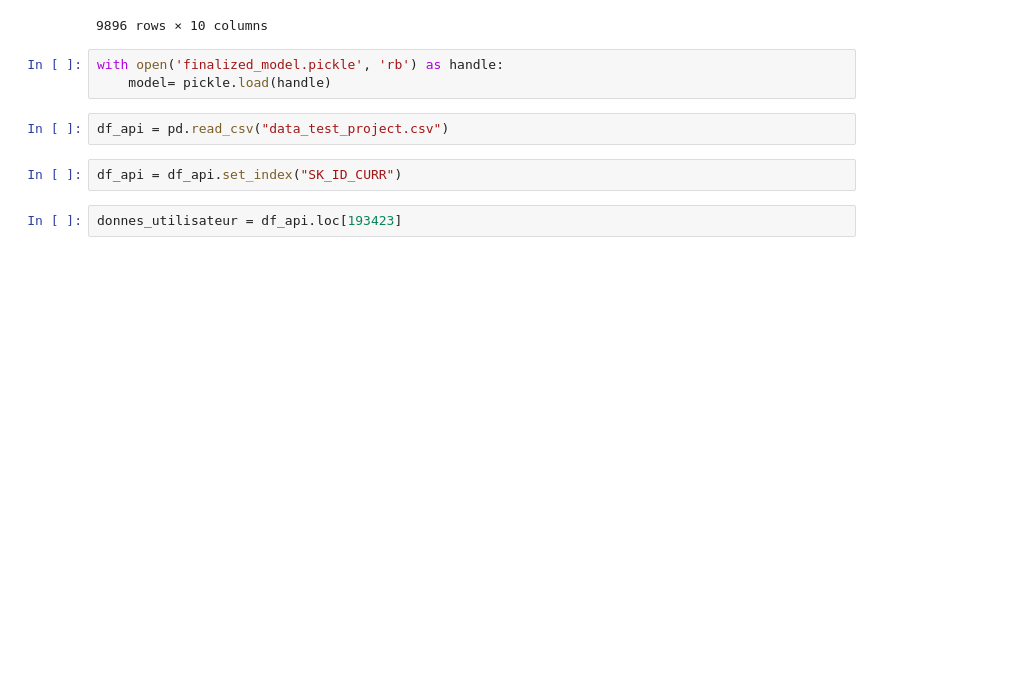
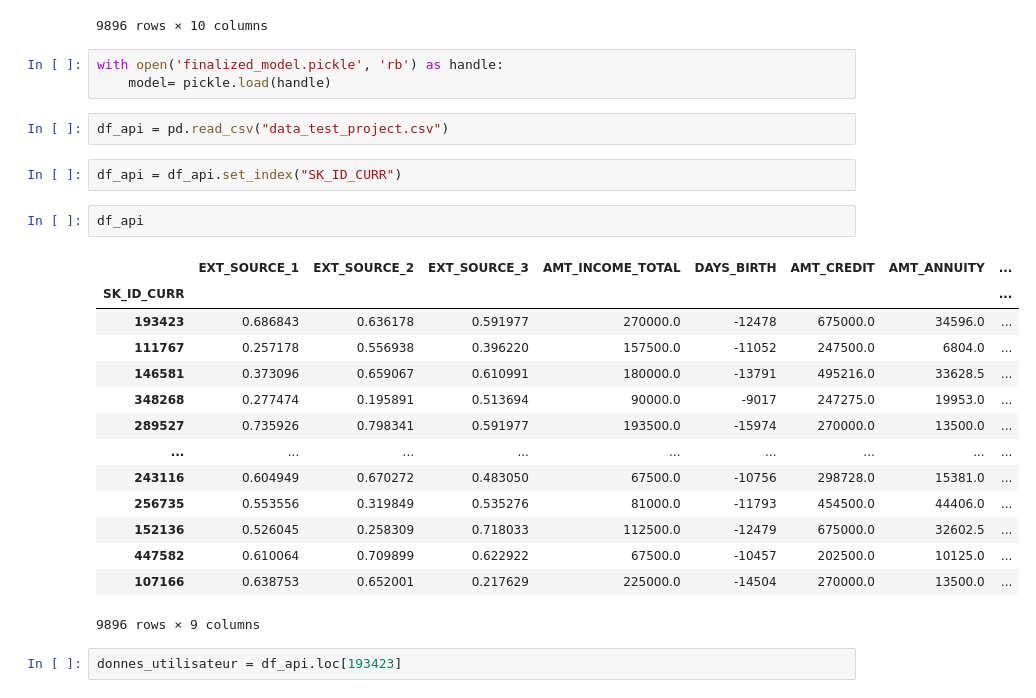
Before and after one commit to NOMEZA/projet_7_repository, a Jupyter notebook: python_preprocessing/training_model.ipynb, the cells around one changed output. Cells and saved outputs as stored; diff of their text form; blank space fills up the shorter version.

```diff
--- a/python_preprocessing/training_model.ipynb
+++ b/python_preprocessing/training_model.ipynb
@@ -150,5 +166,22 @@ with open('finalized_model.pickle', 'rb') as handle:
 df_api = pd.read_csv("data_test_project.csv")
 # %%
 df_api = df_api.set_index("SK_ID_CURR")
+# %%
+df_api
+# %% [output]
+|  | EXT_SOURCE_1 | EXT_SOURCE_2 | EXT_SOURCE_3 | AMT_INCOME_TOTAL | DAYS_BIRTH | AMT_CREDIT | AMT_ANNUITY | ... |
+| SK_ID_CURR |  |  |  |  |  |  |  | ... |
+| 193423 | 0.686843 | 0.636178 | 0.591977 | 270000.0 | -12478 | 675000.0 | 34596.0 | ... |
+| 111767 | 0.257178 | 0.556938 | 0.396220 | 157500.0 | -11052 | 247500.0 | 6804.0 | ... |
+| 146581 | 0.373096 | 0.659067 | 0.610991 | 180000.0 | -13791 | 495216.0 | 33628.5 | ... |
+| 348268 | 0.277474 | 0.195891 | 0.513694 | 90000.0 | -9017 | 247275.0 | 19953.0 | ... |
+| 289527 | 0.735926 | 0.798341 | 0.591977 | 193500.0 | -15974 | 270000.0 | 13500.0 | ... |
+| ... | ... | ... | ... | ... | ... | ... | ... | ... |
+| 243116 | 0.604949 | 0.670272 | 0.483050 | 67500.0 | -10756 | 298728.0 | 15381.0 | ... |
+| 256735 | 0.553556 | 0.319849 | 0.535276 | 81000.0 | -11793 | 454500.0 | 44406.0 | ... |
+| 152136 | 0.526045 | 0.258309 | 0.718033 | 112500.0 | -12479 | 675000.0 | 32602.5 | ... |
+| 447582 | 0.610064 | 0.709899 | 0.622922 | 67500.0 | -10457 | 202500.0 | 10125.0 | ... |
+| 107166 | 0.638753 | 0.652001 | 0.217629 | 225000.0 | -14504 | 270000.0 | 13500.0 | ... |
+9896 rows × 9 columns
 # %%
 donnes_utilisateur = df_api.loc[193423]
```
Also changed, not shown: parts of 7 cells of this notebook, 4 other files.
